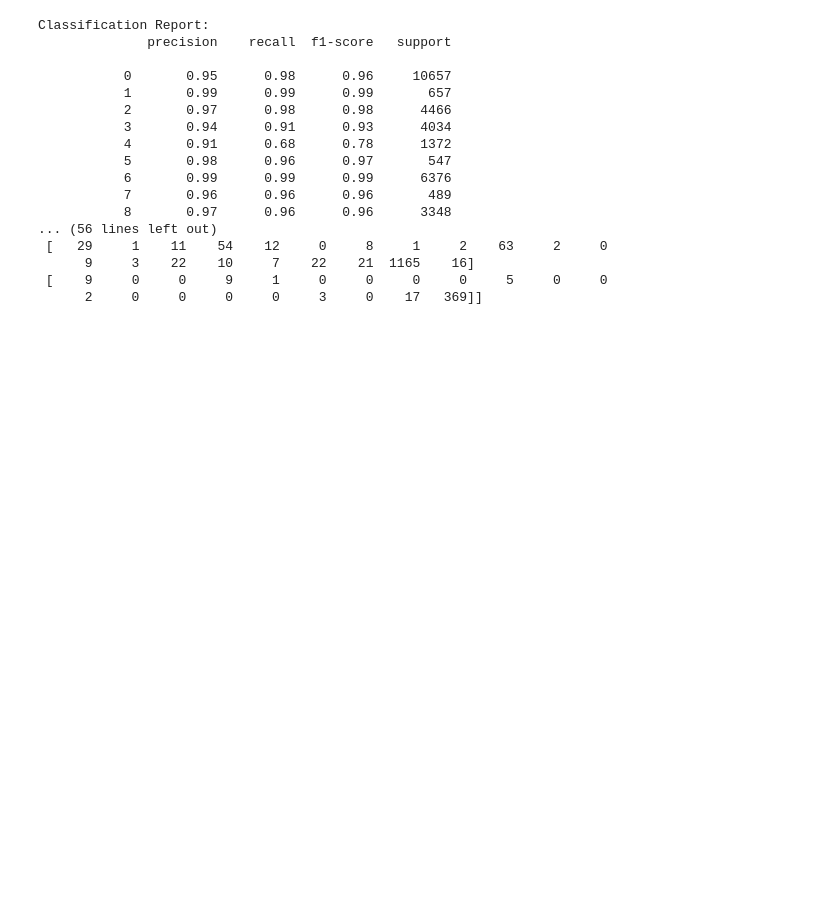
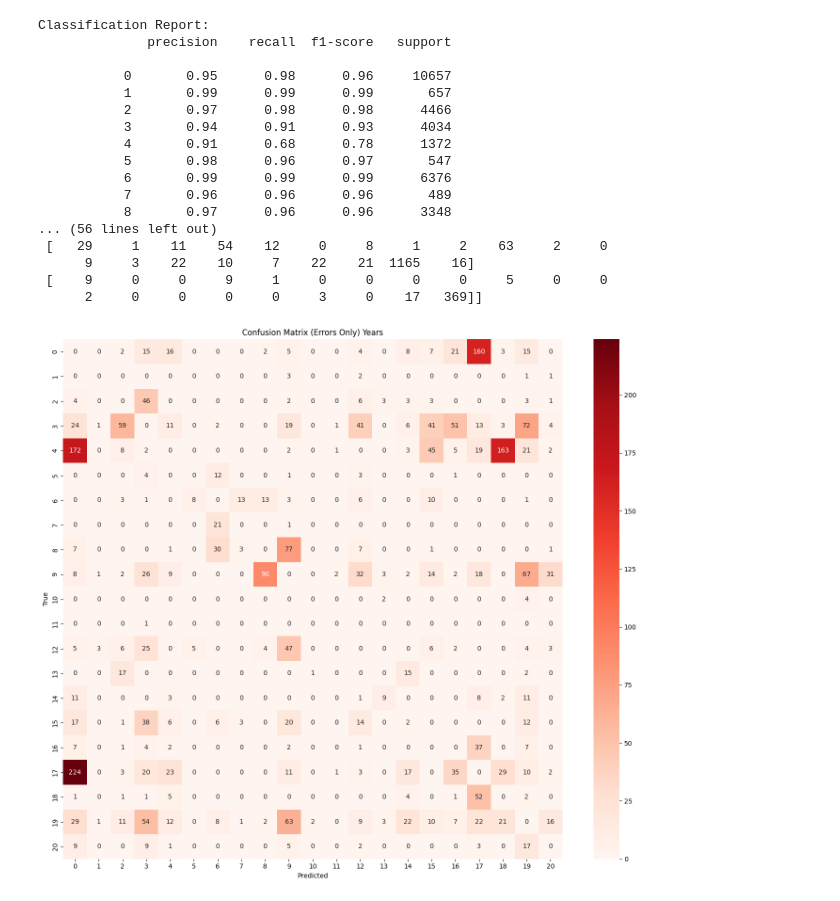
Before and after one commit to excxe/neuro, a Jupyter notebook: neuro.ipynb, the cells around one changed output. Drawn from its saved outputs; the diff is of its cells as text; code cells hidden in the pictures; blank space fills up the shorter version.

```diff
--- a/neuro.ipynb
+++ b/neuro.ipynb
@@ -468,3 +513,43 @@ Classification Report:
       9     3    22    10     7    22    21  1165    16]
  [    9     0     0     9     1     0     0     0     0     5     0     0
       2     0     0     0     0     3     0    17   369]]
+# %%
+cm = confusion_matrix(labels, preds)
+
+# Define class labels explicitly to keep axis readable and fixed.
+class_names = [str(i) for i in range(21)]
+
+# Plot the confusion matrix to analyze which classes are confused by the model.
+plt.figure(figsize=(14, 12))
+sns.heatmap(cm, annot=True, fmt='d', cmap='Blues',
+            xticklabels=class_names, yticklabels=class_names)
+
+# Axis and layout adjustments to improve interpretability.
+plt.xlabel('Predicted')
+plt.ylabel('True')
+plt.title('Confusion Matrix')
+plt.tight_layout()
+plt.show()
+# %%
+# Compute raw confusion matrix.
+cm_errors = confusion_matrix(labels, preds)
+
+# Set diagonal to zero to focus color scaling on the misclassifications.
+cm_no_diag = cm_errors.copy()
+np.fill_diagonal(cm_no_diag, 0)
+
+# Define class names for axis ticks.
+class_names = [str(i) for i in range(cm.shape[0])]
+
+# Plot heatmap with errors emphasized.
+plt.figure(figsize=(14, 12))
+sns.heatmap(cm_no_diag, annot=True, fmt='d', cmap='Reds',
+            xticklabels=class_names, yticklabels=class_names)
+
+plt.xlabel('Predicted')
+plt.ylabel('True')
+plt.title('Confusion Matrix (Errors Only) Years')
+plt.tight_layout()
+plt.show()
+# %% [output]
+[figure, added]
```
Also changed, not shown: parts of 3 cells of this notebook.
